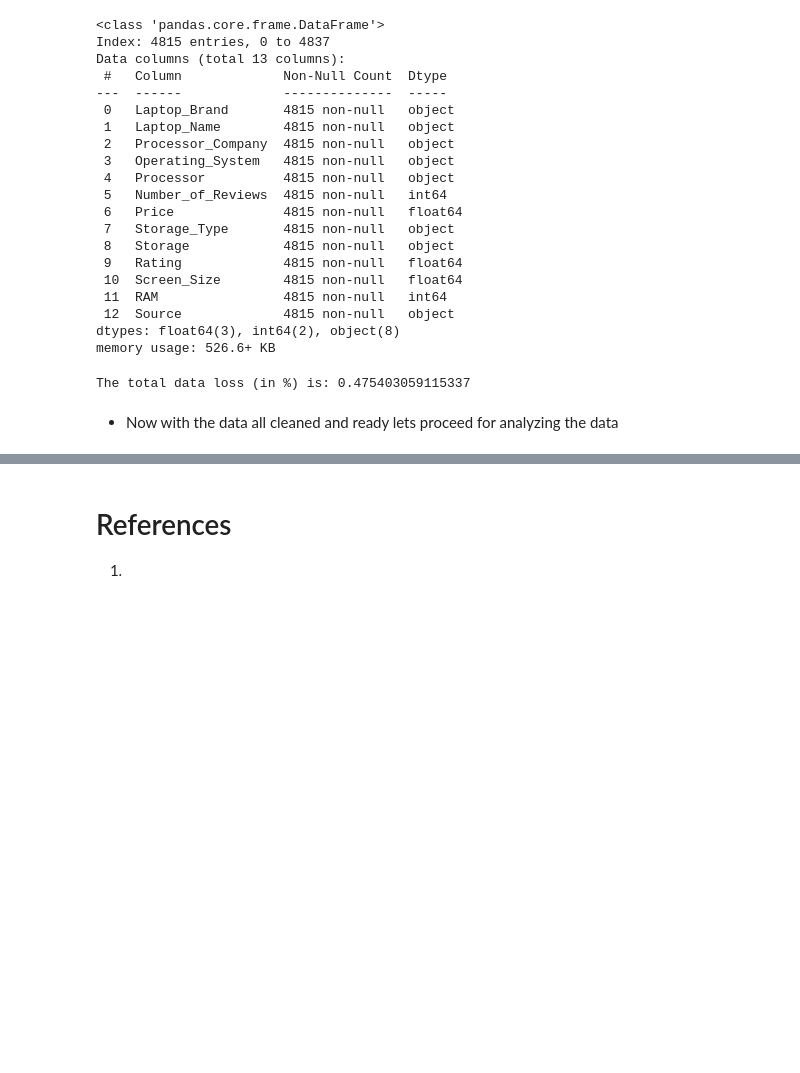
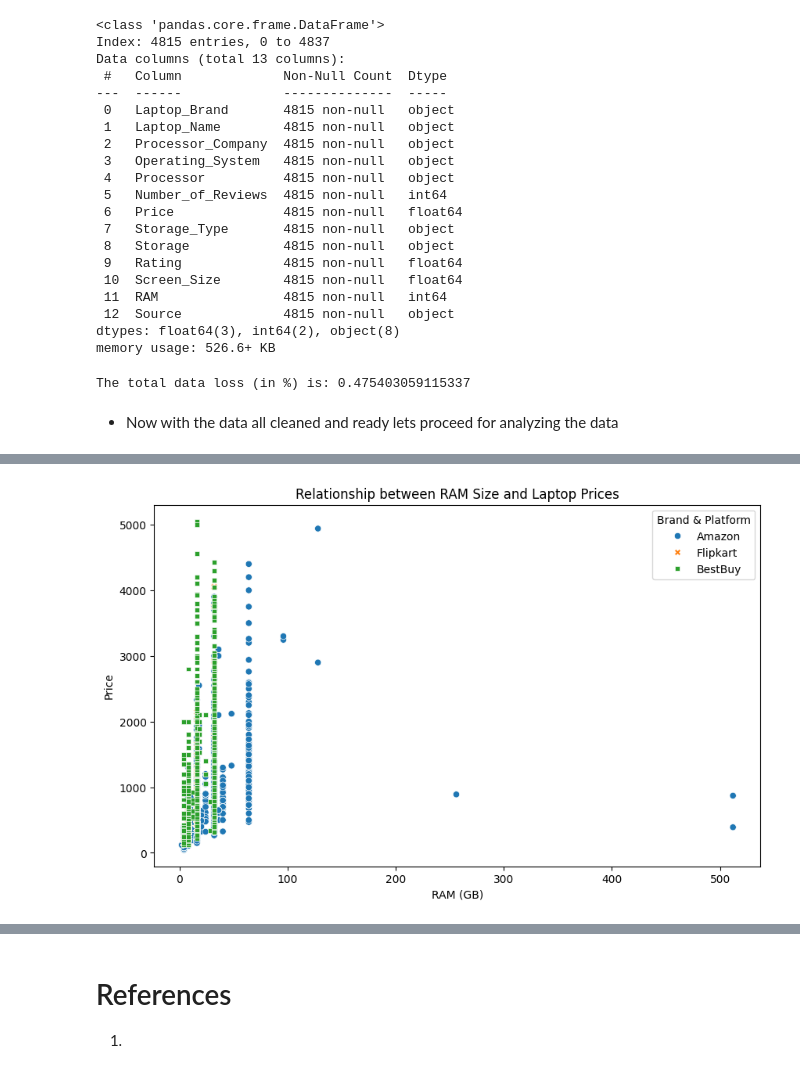
Before and after one commit to VaibhavSaran/CSE-587-PROJECT-LAPTRACK, a Jupyter notebook: Project Laptrack - Phase 1 Exploratory Data Analysis.ipynb, the cells around one changed output, grey strips where cells are left out. Cells and saved outputs as stored; diff of their text form; code cells hidden in the pictures; blank space fills up the shorter version.

```diff
--- a/Project Laptrack - Phase 1 Exploratory Data Analysis.ipynb
+++ b/Project Laptrack - Phase 1 Exploratory Data Analysis.ipynb
@@ -49,3 +50,9 @@ memory usage: 491.5+ KB
 ### Observation
 - There are only 2 null values in rating, which will be handled later.
 - The data type for the column: `Rating`, `Storage`, `Price` are in object which needs to be changed to numbers(or appropriate datatype).
+# %%
+# Strip leading and trailing spaces from each category in 'Processor_Company'
+df['Processor_Company'] = df['Processor_Company'].str.strip()
+
+# Display the updated DataFrame to verify
+print(df['Processor_Company'].unique())
@@ -51,0 +62,6 @@ memory usage: 491.5+ KB
+# %%
+# Replace 'AMD\xa0Ryzen' with 'AMD Ryzen'
+df['Processor_Company'] = df['Processor_Company'].str.replace('\xa0', ' ', regex=False)
+
+# Display the updated DataFrame to verify the changes
+print(df['Processor_Company'].unique())
@@ -138,0 +164,11 @@ The total data loss (in %) is: 0.475403059115337
+# %%
+# Visualizing the data on scatter plot to identify relationship
+plt.figure(figsize=(10, 6))
+sns.scatterplot(data=df, x='RAM', y='Price',hue="Source", style='Source')
+plt.title('Relationship between RAM Size and Laptop Prices')
+plt.xlabel('RAM (GB)')
+plt.ylabel('Price')
+plt.legend(title='Brand & Platform')
+plt.show()
+# %% [output]
+[figure, added]
```
Also changed, not shown: parts of 12 cells of this notebook.
